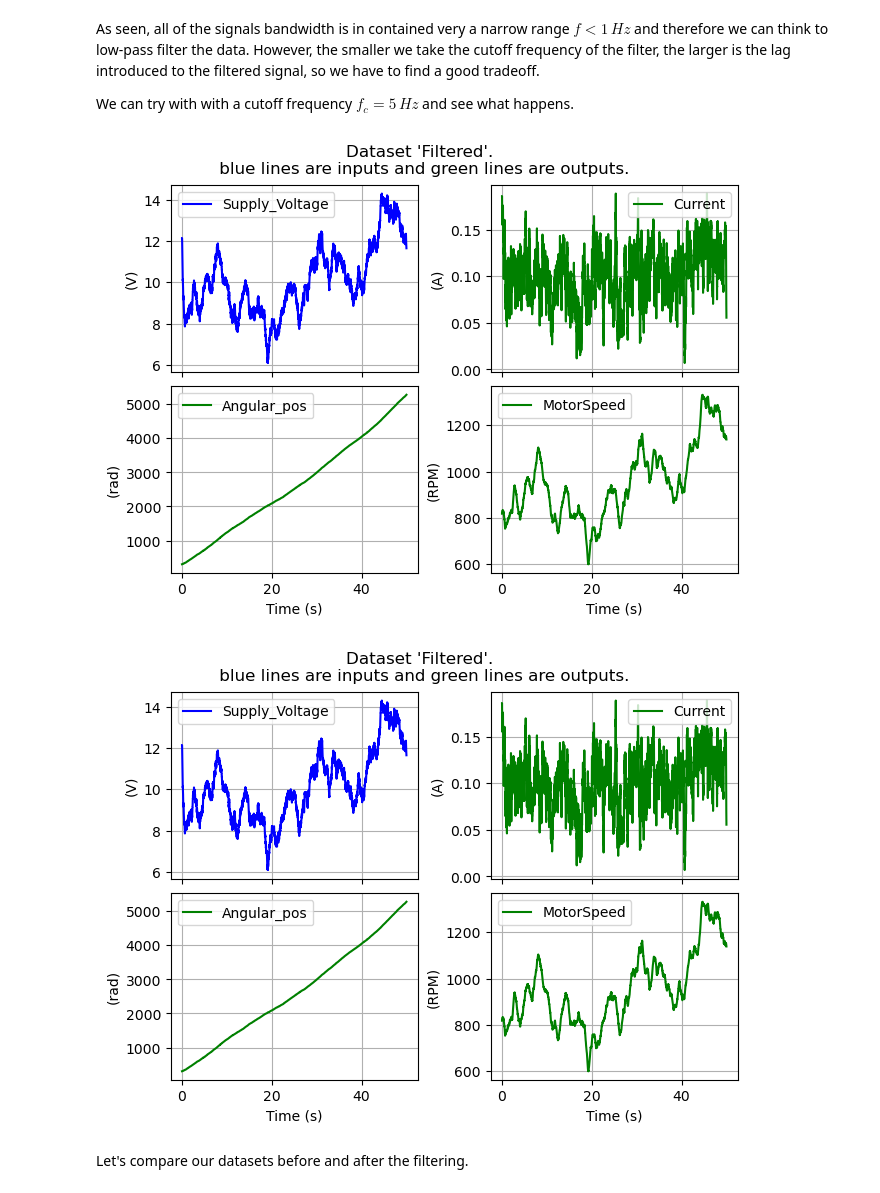
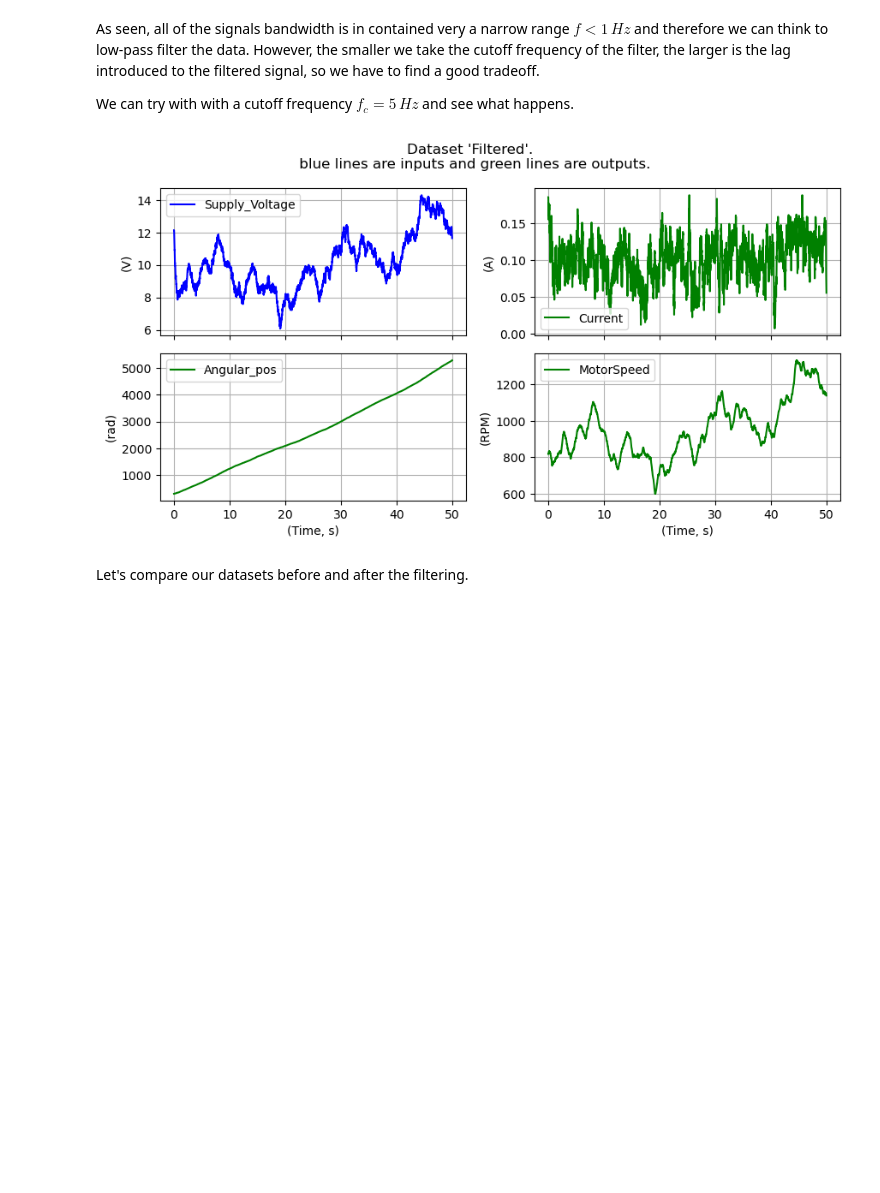
Before and after one commit to VolvoGroup/dymoval, a Jupyter notebook: scripts/tutorial.ipynb, the cells around one changed output. Drawn from its saved outputs; the diff is of its cells as text; code cells hidden in the pictures; blank space fills up the shorter version.

```diff
--- a/scripts/tutorial.ipynb
+++ b/scripts/tutorial.ipynb
@@ -136,13 +132,12 @@ We can try with with a cutoff frequency $f_c = 5\, Hz$ and see what happens.
 # %%
 cutoff = 5  # [Hz]
 signal_names = [s[1] for s in ds.signal_list()]
 filter_bank = list(product(signal_names,[cutoff]))
 ds_filt = ds.low_pass_filter(*filter_bank)
 ds_filt.name = "Filtered"
-ds_filt.plot()
+_= ds_filt.plot()
 # %% [output]
-[figure, old version]
+[figure, new version]
-[figure, removed]
 # %% [markdown]
 Let's compare our datasets before and after the filtering.
 # %%
```
Also changed, not shown: parts of 14 cells of this notebook, 7 other files.
